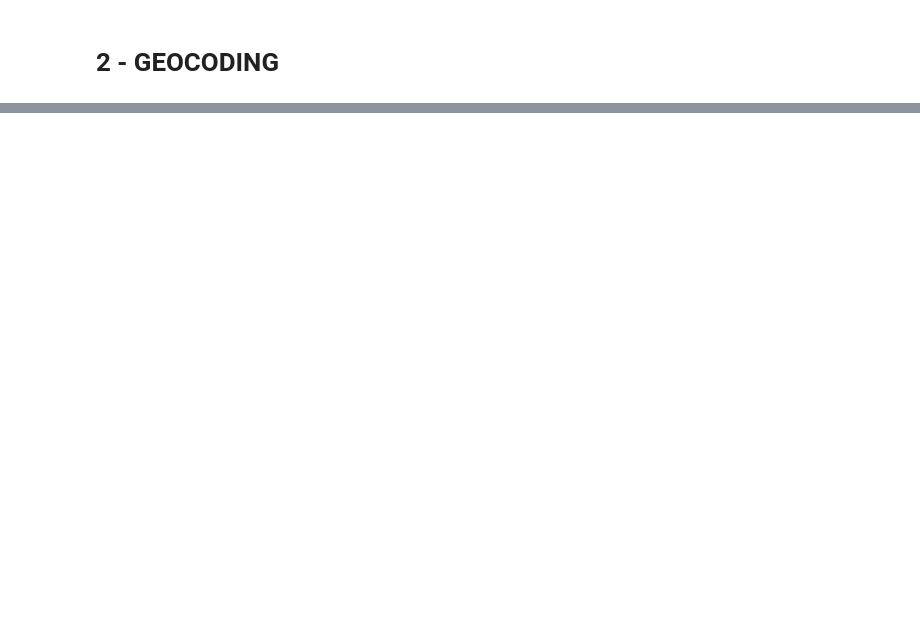
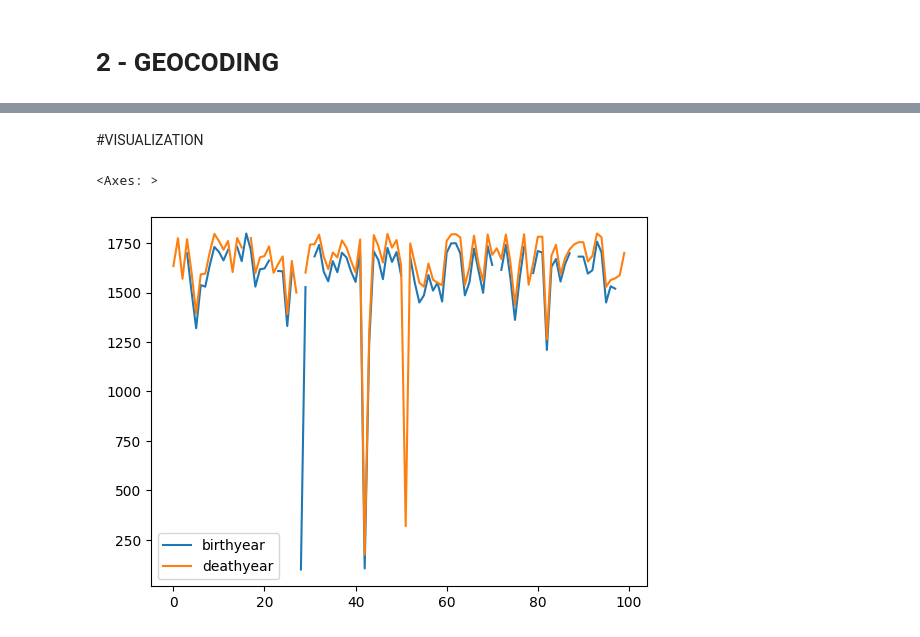
Before and after one commit to lorenafc/MGI, a Jupyter notebook: AuthorSmallCitiesGeoref.ipynb, the cells around one changed output, grey strips where cells are left out. Saved outputs shown, nothing was run; the diff lists cells and outputs as text; code cells hidden in the pictures; blank space fills up the shorter version.

```diff
--- a/AuthorSmallCitiesGeoref.ipynb
+++ b/AuthorSmallCitiesGeoref.ipynb
@@ -62,0 +46,2 @@ authors_small_cities_copy = authors_small_cities
+# %%
+authors_small_cities_copy = authors_small_cities.copy()
@@ -154,3 +202,6 @@ import numpy as np
 # %%
 #change the columns order:
 authors_small_cities_cleaned=authors_small_cities_cleaned[['starturl', 'birthyear', 'deathyear', 'nameandbirthdeathyear', 'georeferenceurl', 'born', 'bornlocation', 'death', 'deathlocation','active', 'activelocation']]
+# %%
+small_cities =authors_small_cities_cleaned.iloc[:100,:]
+print(type(small_cities))
@@ -319,0 +332,7 @@ authors_small_cities_cleaned.head(50)
+# %% [markdown]
+#VISUALIZATION
+# %%
+small_cities.plot()
+# %% [output]
+<Axes: >
+[figure, added]
```
Also changed, not shown: parts of 20 cells of this notebook.
